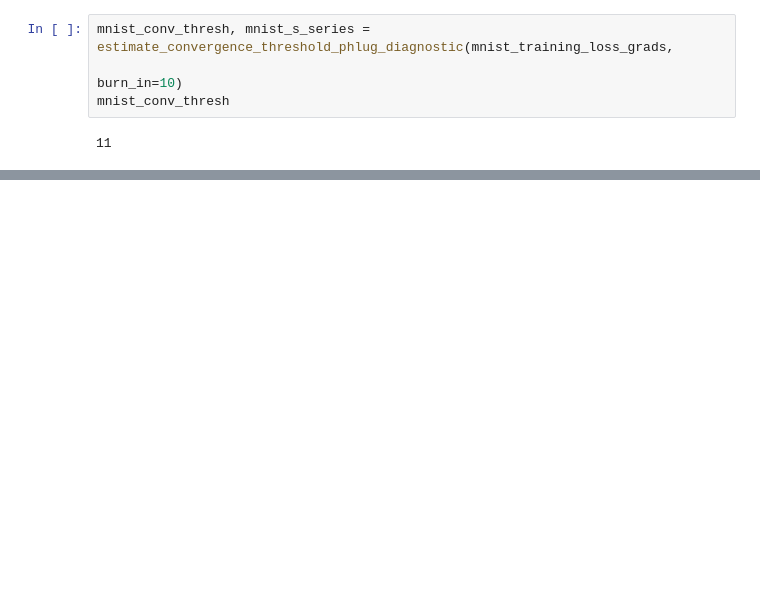
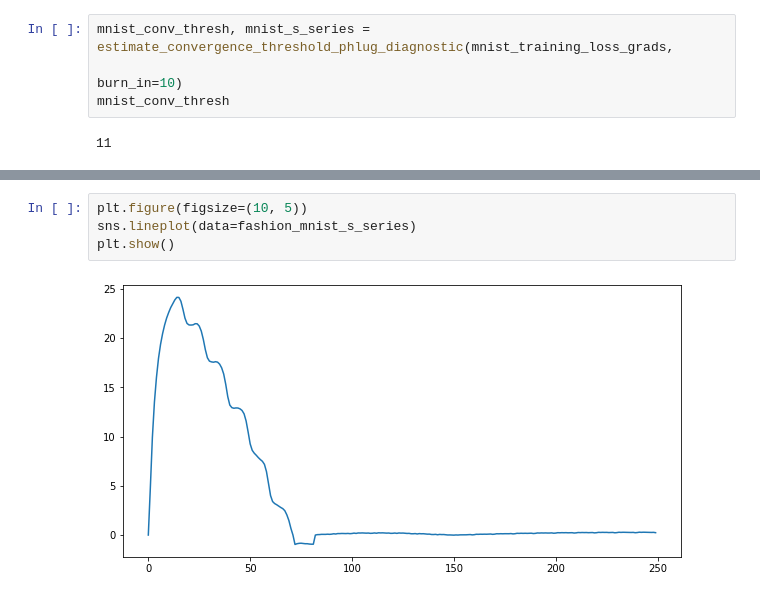
Before and after one commit to Bani57/CS-439-OptiML-project, a Jupyter notebook: Miniproject_Convergence_Test.ipynb, the cells around one changed output, grey strips where cells are left out. Saved outputs shown, nothing was run; the diff lists cells and outputs as text; blank space fills up the shorter version.

```diff
--- a/Miniproject_Convergence_Test.ipynb
+++ b/Miniproject_Convergence_Test.ipynb
@@ -254,3 +278,9 @@ test_model(fashion_mnist_model, fashion_mnist_test_input, fashion_mnist_test_tar
+# %%
+plt.figure(figsize=(10, 5))
+sns.lineplot(data=fashion_mnist_s_series)
+plt.show()
+# %% [output]
+[figure, added]
 # %%
 fashion_mnist_conv_thresh, fashion_mnist_s_series = estimate_convergence_threshold_phlug_diagnostic(fashion_mnist_training_loss_grads,
                                                                                                     burn_in=10)
```
Also changed, not shown: parts of 19 cells of this notebook.
